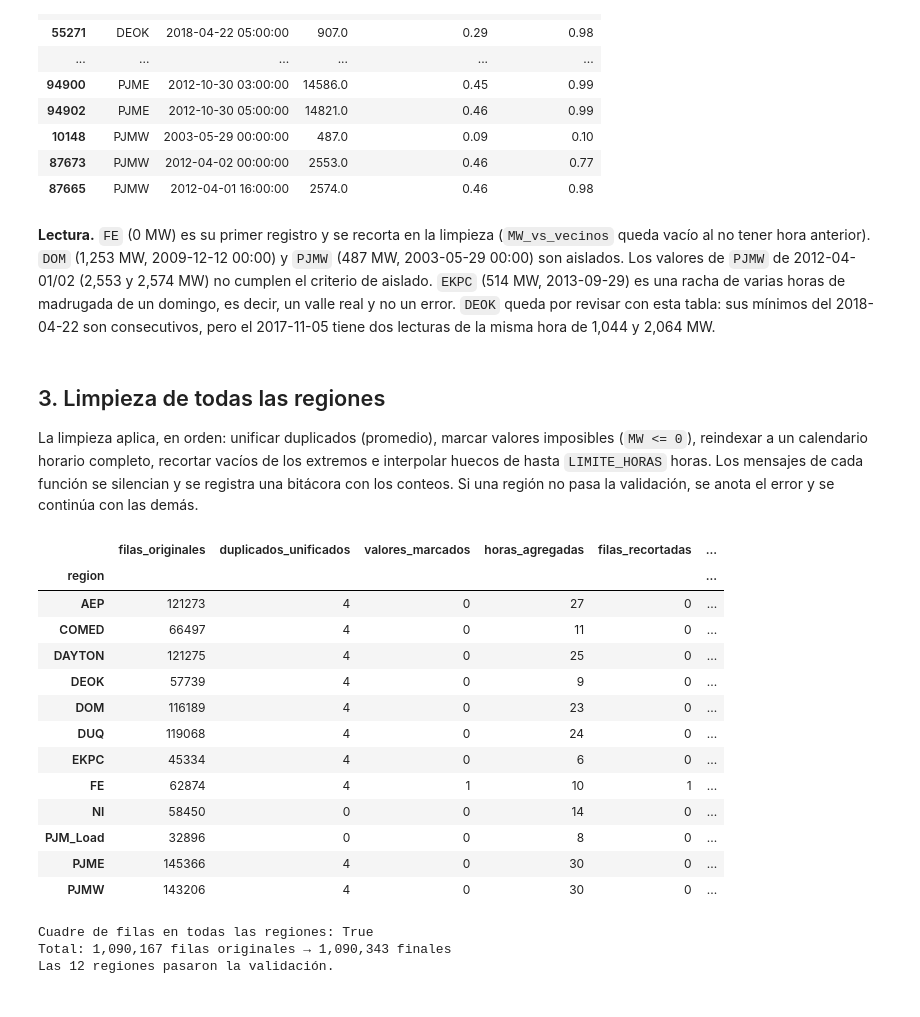
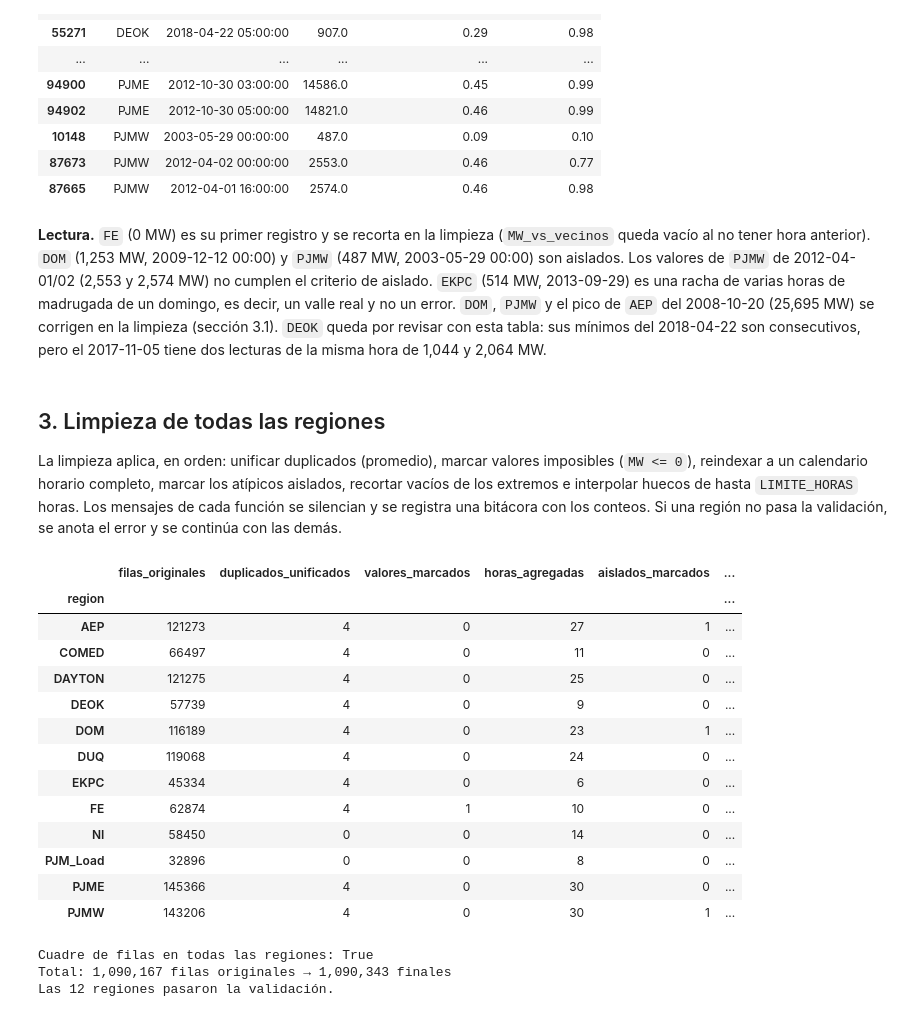
Before and after one commit to LukasGarrido/energy-consumption-analysis, a Jupyter notebook: notebooks/01_datos.ipynb, the cells around one changed output. Saved outputs shown, nothing was run; the diff lists cells and outputs as text; code cells hidden in the pictures.

```diff
--- a/notebooks/01_datos.ipynb
+++ b/notebooks/01_datos.ipynb
@@ -412,11 +410,11 @@ pd.concat(filas)[['region', 'Datetime', 'MW', 'MW_vs_media_region', 'MW_vs_vecin
 | 87673 | PJMW | 2012-04-02 00:00:00 | 2553.0 | 0.46 | 0.77 |
 | 87665 | PJMW | 2012-04-01 16:00:00 | 2574.0 | 0.46 | 0.98 |
 # %% [markdown]
-**Lectura.** `FE` (0 MW) es su primer registro y se recorta en la limpieza (`MW_vs_vecinos` queda vacío al no tener hora anterior). `DOM` (1,253 MW, 2009-12-12 00:00) y `PJMW` (487 MW, 2003-05-29 00:00) son aislados. Los valores de `PJMW` de 2012-04-01/02 (2,553 y 2,574 MW) no cumplen el criterio de aislado. `EKPC` (514 MW, 2013-09-29) es una racha de varias horas de madrugada de un domingo, es decir, un valle real y no un error. `DEOK` queda por revisar con esta tabla: sus mínimos del 2018-04-22 son consecutivos, pero el 2017-11-05 tiene dos lecturas de la misma hora de 1,044 y 2,064 MW.
+**Lectura.** `FE` (0 MW) es su primer registro y se recorta en la limpieza (`MW_vs_vecinos` queda vacío al no tener hora anterior). `DOM` (1,253 MW, 2009-12-12 00:00) y `PJMW` (487 MW, 2003-05-29 00:00) son aislados. Los valores de `PJMW` de 2012-04-01/02 (2,553 y 2,574 MW) no cumplen el criterio de aislado. `EKPC` (514 MW, 2013-09-29) es una racha de varias horas de madrugada de un domingo, es decir, un valle real y no un error. `DOM`, `PJMW` y el pico de `AEP` del 2008-10-20 (25,695 MW) se corrigen en la limpieza (sección 3.1). `DEOK` queda por revisar con esta tabla: sus mínimos del 2018-04-22 son consecutivos, pero el 2017-11-05 tiene dos lecturas de la misma hora de 1,044 y 2,064 MW.
 # %% [markdown]
 ## 3. Limpieza de todas las regiones
 
-La limpieza aplica, en orden: unificar duplicados (promedio), marcar valores imposibles (`MW <= 0`), reindexar a un calendario horario completo, recortar vacíos de los extremos e interpolar huecos de hasta `LIMITE_HORAS` horas. Los mensajes de cada función se silencian y se registra una bitácora con los conteos. Si una región no pasa la validación, se anota el error y se continúa con las demás.
+La limpieza aplica, en orden: unificar duplicados (promedio), marcar valores imposibles (`MW <= 0`), reindexar a un calendario horario completo, marcar los atípicos aislados, recortar vacíos de los extremos e interpolar huecos de hasta `LIMITE_HORAS` horas. Los mensajes de cada función se silencian y se registra una bitácora con los conteos. Si una región no pasa la validación, se anota el error y se continúa con las demás.
 # %%
 limpias = {}      # regiones que pasaron la validación
 fallidas = {}     # regiones que no la pasaron (se conservan para diagnosticar)
@@ -428,50 +426,52 @@ for nombre, d in regiones.items():
         d1 = unificar_duplicados(d)
         d2 = marcar_valores_sospechosos(d1)
         d3 = reindexar_calendario_horario(d2)
-        d4 = recortar_extremos_vacios(d3)
+        d3a = marcar_atipicos_aislados(d3)
+        d4 = recortar_extremos_vacios(d3a)
         d5 = interpolar_huecos(d4, limite_horas=LIMITE_HORAS)
 
     fila = {
         'region': nombre,
         'filas_originales': len(d),
         'duplicados_unificados': len(d) - len(d1),
         'valores_marcados': int(d2['MW'].isna().sum() - d1['MW'].isna().sum()),
         'horas_agregadas': len(d3) - len(d2),
-        'filas_recortadas': len(d3) - len(d4),
+        'aislados_marcados': int(d3a['MW'].isna().sum() - d3['MW'].isna().sum()),
+        'filas_recortadas': len(d3a) - len(d4),
         'huecos_interpolados': int(d4['MW'].isna().sum() - d5['MW'].isna().sum()),
         'vacios_restantes': int(d5['MW'].isna().sum()),
         'filas_finales': len(d5),
     }
 
     try:
         with redirect_stdout(io.StringIO()):
             validar_limpieza(d5)
         limpias[nombre] = d5
         fila['validacion'] = 'OK'
     except ValueError as e:
         fallidas[nombre] = d5
         errores[nombre] = str(e)
         fila['validacion'] = 'ERROR'
 
     bitacora.append(fila)
 
 bitacora = pd.DataFrame(bitacora).set_index('region')
 bitacora
 # %% [output]
-|  | filas_originales | duplicados_unificados | valores_marcados | horas_agregadas | filas_recortadas | ... |
+|  | filas_originales | duplicados_unificados | valores_marcados | horas_agregadas | aislados_marcados | ... |
 | region |  |  |  |  |  | ... |
-| AEP | 121273 | 4 | 0 | 27 | 0 | ... |
+| AEP | 121273 | 4 | 0 | 27 | 1 | ... |
 | COMED | 66497 | 4 | 0 | 11 | 0 | ... |
 | DAYTON | 121275 | 4 | 0 | 25 | 0 | ... |
 | DEOK | 57739 | 4 | 0 | 9 | 0 | ... |
-| DOM | 116189 | 4 | 0 | 23 | 0 | ... |
+| DOM | 116189 | 4 | 0 | 23 | 1 | ... |
 | DUQ | 119068 | 4 | 0 | 24 | 0 | ... |
 | EKPC | 45334 | 4 | 0 | 6 | 0 | ... |
-| FE | 62874 | 4 | 1 | 10 | 1 | ... |
+| FE | 62874 | 4 | 1 | 10 | 0 | ... |
 | NI | 58450 | 0 | 0 | 14 | 0 | ... |
 | PJM_Load | 32896 | 0 | 0 | 8 | 0 | ... |
 | PJME | 145366 | 4 | 0 | 30 | 0 | ... |
-| PJMW | 143206 | 4 | 0 | 30 | 0 | ... |
+| PJMW | 143206 | 4 | 0 | 30 | 1 | ... |
 # %%
 # Las filas finales deben cuadrar con los pasos aplicados a cada región
 cuadra = bitacora['filas_finales'] == (
```
Also changed, not shown: parts of 5 cells of this notebook, 12 other files.
